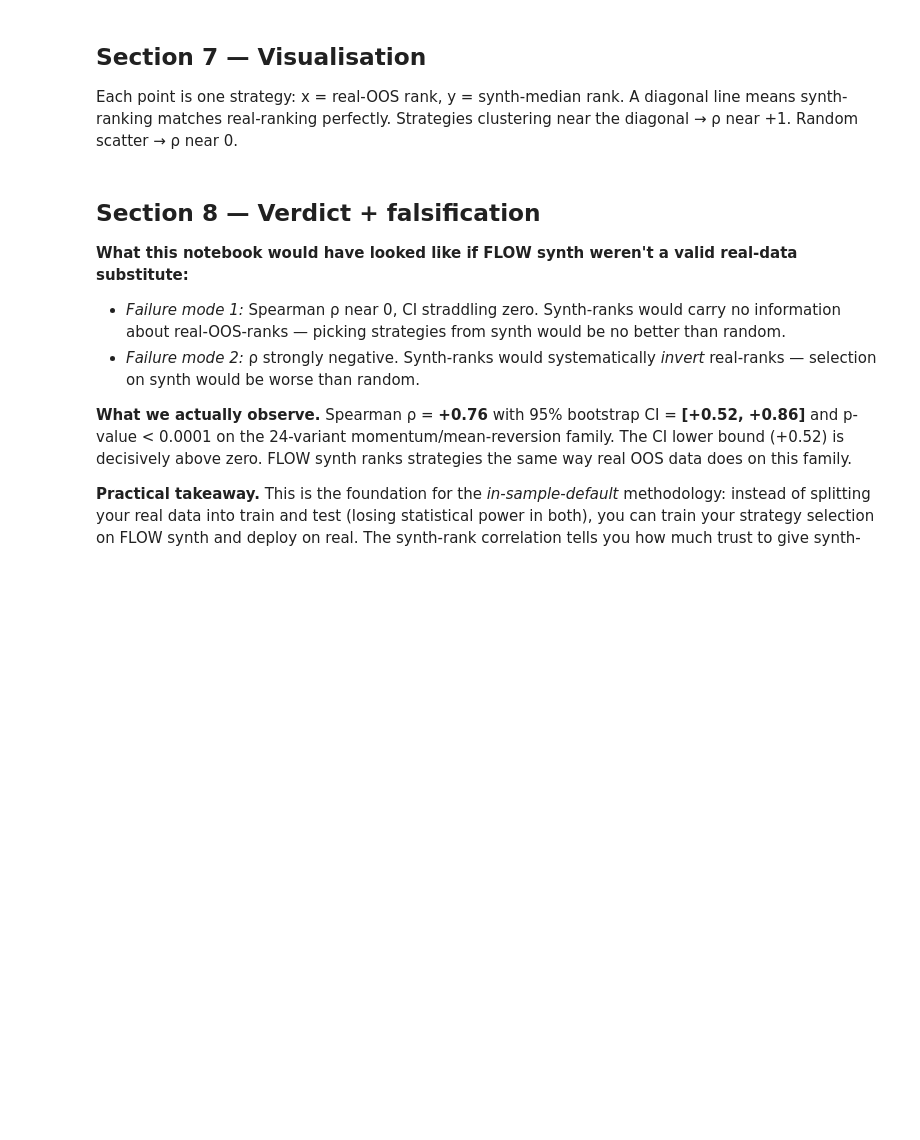
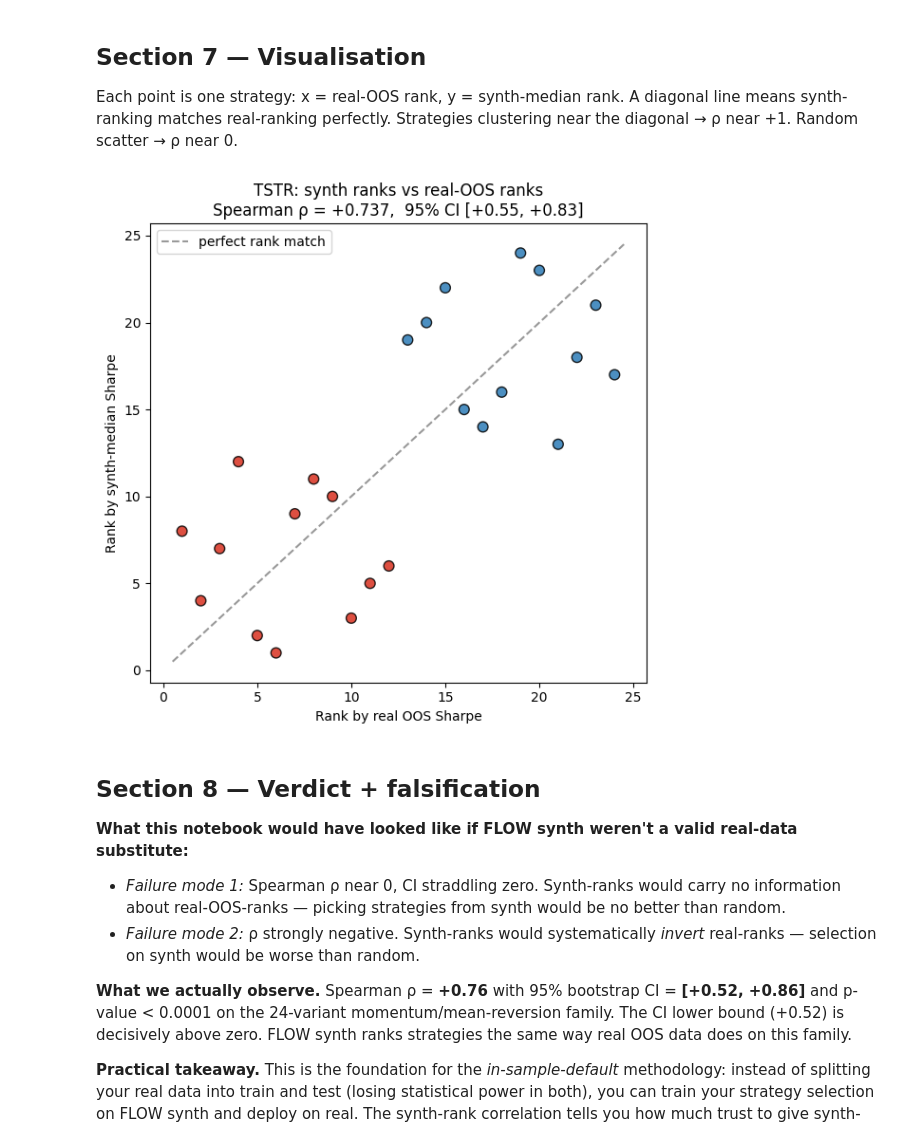
Before and after one commit to sablier-ai/sablier-flow, a Jupyter notebook: examples/02_tstr_predictive_rank.ipynb, the cells around one changed output. Saved outputs shown, nothing was run; the diff lists cells and outputs as text; code cells hidden in the pictures; blank space fills up the shorter version.

```diff
--- a/examples/02_tstr_predictive_rank.ipynb
+++ b/examples/02_tstr_predictive_rank.ipynb
@@ -279,25 +279,26 @@ Strategies clustering near the diagonal → ρ near +1.
 Random scatter → ρ near 0.
 # %%
 import matplotlib
-matplotlib.use('Agg')
 import matplotlib.pyplot as plt
 from scipy.stats import rankdata
 
 real_arr  = np.array([real_oos_sharpes[k] for k in family])
 synth_arr = np.array([synth_median[k]      for k in family])
 real_ranks  = rankdata(real_arr)
 synth_ranks = rankdata(synth_arr)
 
 fig, ax = plt.subplots(figsize=(6, 6))
 colors = ['#2C7BB6' if k.startswith('mean_rev') else '#D7301F' for k in family]
 ax.scatter(real_ranks, synth_ranks, c=colors, s=60, edgecolor='black', alpha=0.85)
 ax.plot([0.5, len(family)+0.5], [0.5, len(family)+0.5], 'k--', alpha=0.4, label='perfect rank match')
 ax.set_xlabel('Rank by real OOS Sharpe')
 ax.set_ylabel('Rank by synth-median Sharpe')
 ax.set_title(f'TSTR: synth ranks vs real-OOS ranks\nSpearman ρ = {rank_report.spearman_rho:+.3f},  95% CI [{ci_lo:+.2f}, {ci_hi:+.2f}]')
 ax.legend()
 plt.tight_layout()
 plt.show()
+# %% [output]
+[figure, added]
 # %% [markdown]
 ## Section 8 — Verdict + falsification
 
```
Also changed, not shown: parts of 4 cells of this notebook, 8 other files.
